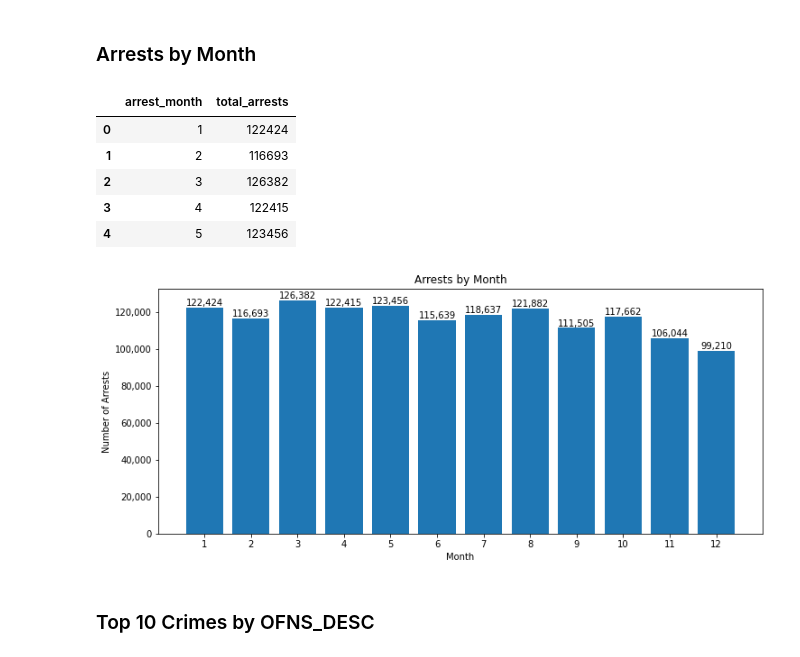
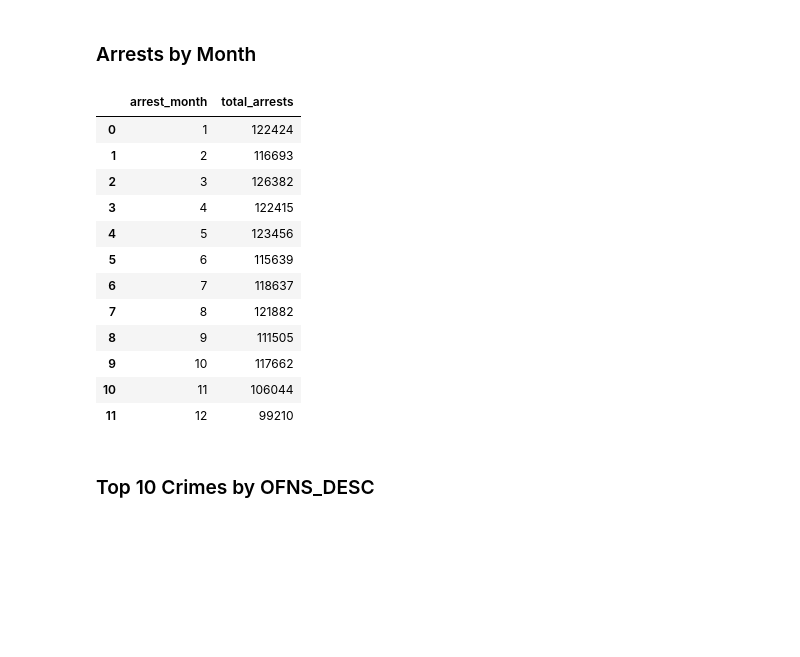
Before and after one commit to AmitSamra/NYC_Crime, a Jupyter notebook: nyc_crime_python.ipynb, the cells around one changed output. Drawn from its saved outputs; the diff is of its cells as text; code cells hidden in the pictures; blank space fills up the shorter version.

```diff
--- a/nyc_crime_python.ipynb
+++ b/nyc_crime_python.ipynb
@@ -237,6 +240,7 @@ df['y_coord_cd'] = df['y_coord_cd'].astype(int)
 # Create columns for year, month, date
 df['arrest_year'] = df['arrest_date'].dt.year
 df['arrest_month'] = df['arrest_date'].dt.month
+df['arrest_month_name'] = df['arrest_date'].dt.month_name()
 df['arrest_day'] = df['arrest_date'].dt.day
 df['arrest_day_index'] = df['arrest_date'].dt.dayofweek
 df['arrest_day_name'] = df['arrest_date'].dt.day_name()
@@ -523,33 +531,38 @@ plt.show()
 # %%
 df_month = df.groupby('arrest_month', as_index=False)
 df_month = df_month.size()
 df_month.rename(columns={'size':'total_arrests'}, inplace=True)
-df_month.head()
+df_month
 # %% [output]
 |  | arrest_month | total_arrests |
 | 0 | 1 | 122424 |
 | 1 | 2 | 116693 |
 | 2 | 3 | 126382 |
 | 3 | 4 | 122415 |
 | 4 | 5 | 123456 |
+| 5 | 6 | 115639 |
+| 6 | 7 | 118637 |
+| 7 | 8 | 121882 |
+| 8 | 9 | 111505 |
+| 9 | 10 | 117662 |
+| 10 | 11 | 106044 |
+| 11 | 12 | 99210 |
 # %%
 fig, ax = plt.subplots(figsize=(12, 5))
-ax.bar(df_month.arrest_month, df_month.total_arrests)
+ax.bar(df_month.arrest_month_name, df_month.total_arrests)
 ax.set_xlabel('Month')
 ax.set_ylabel('Number of Arrests')
 ax.set_title('Arrests by Month')
-plt.xticks([x for x in df_month.arrest_month])
+plt.xticks([x for x in df_month.arrest_month_name])
 
 ax.yaxis.set_major_formatter(
 ticker.FuncFormatter(lambda y,p: format(int(y), ','))
 )
 
-for i,j in zip(df_month.arrest_month, df_month.total_arrests):
+for i,j in zip(df_month.arrest_month_name, df_month.total_arrests):
     ax.annotate(format((j), ','), xy=(i,j), ha='center', va='bottom')
 
 plt.show()
-# %% [output]
-[figure, removed]
 # %% [markdown]
 ### Top 10 Crimes by OFNS_DESC
 # %%
```
Also changed, not shown: parts of 15 cells of this notebook.
